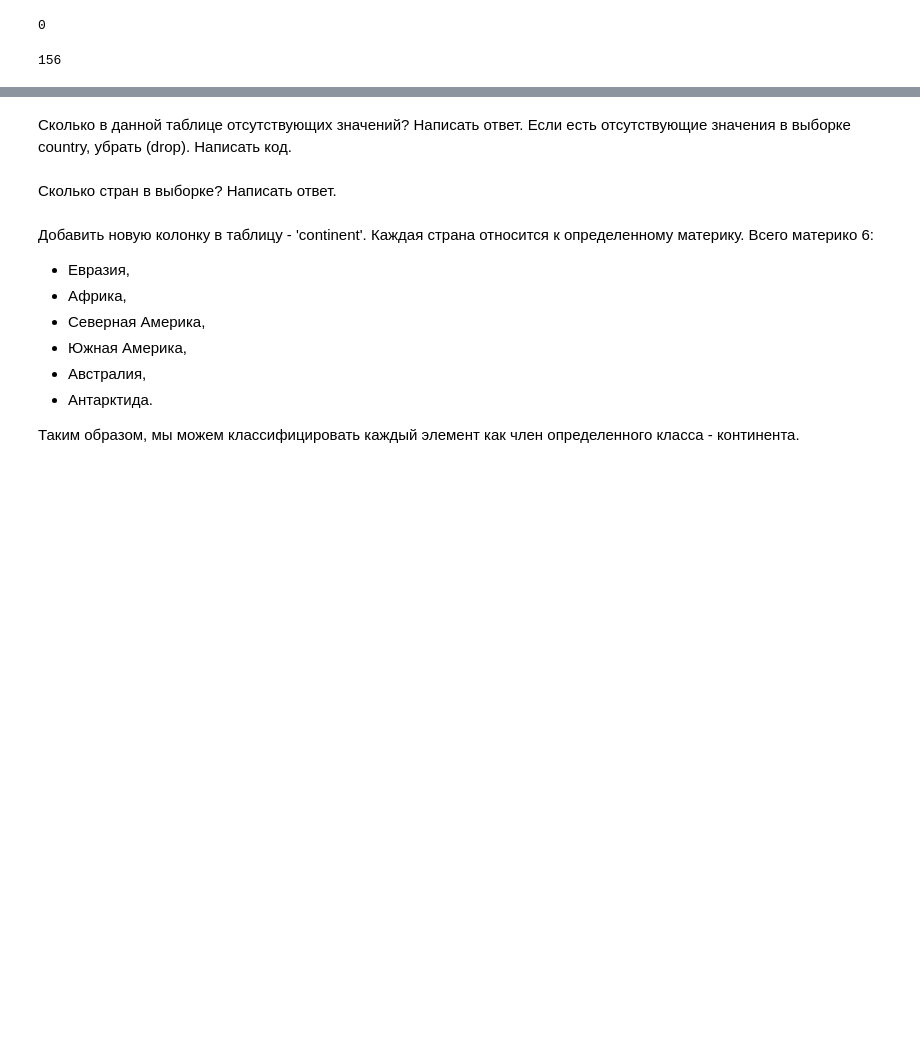
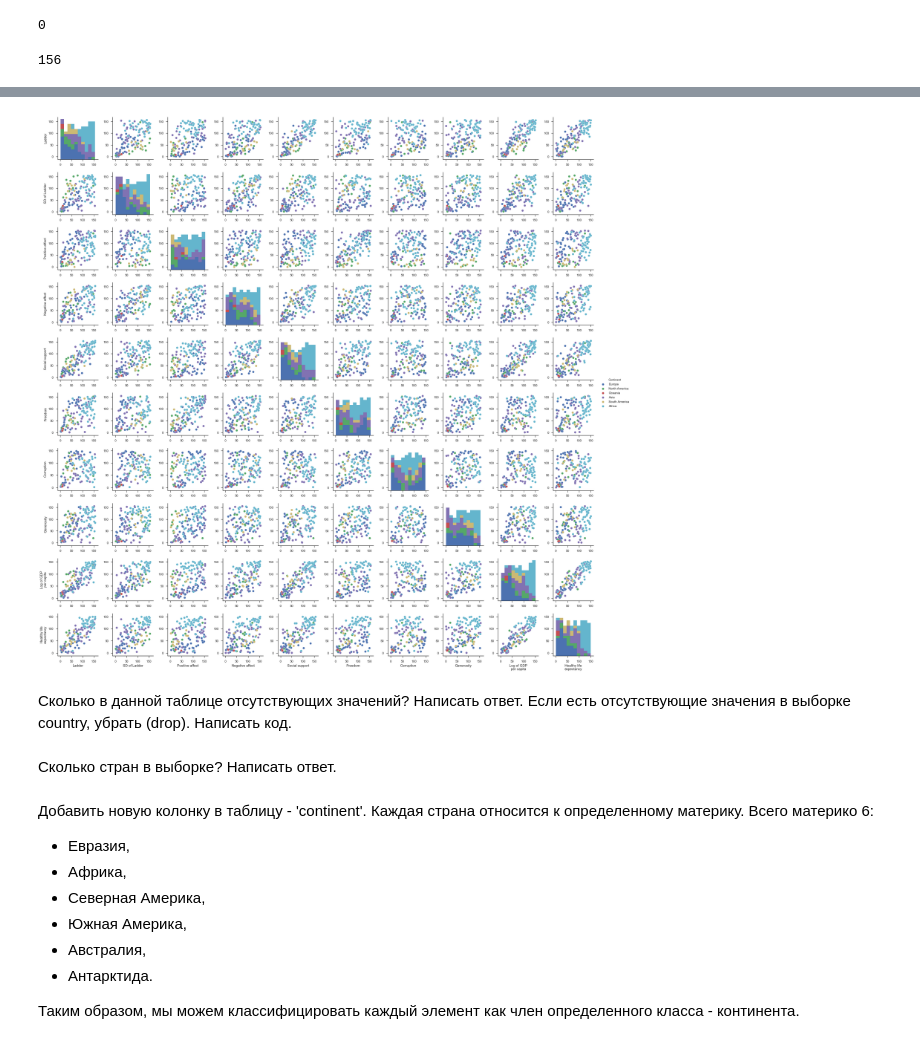
Before and after one commit to ashchepkova/dz2-stat, a Jupyter notebook: dz_2.ipynb, the cells around one changed output, grey strips where cells are left out. Cells and saved outputs as stored; diff of their text form; code cells hidden in the pictures; blank space fills up the shorter version.

```diff
--- a/dz_2.ipynb
+++ b/dz_2.ipynb
@@ -208,0 +210,8 @@ len(data['Country (region)'])
+# %%
+countries['First'] = countries['Country_Name'].apply(lambda x: x.replace(',','').split()[0])
+# %%
+data['First'] = data['Country (region)'].apply(lambda x: x.replace(',','').split()[0])
+# %%
+mapping = dict(countries[['First', 'Continent_Name']].values)
+data['Continent'] = data['First'].map(mapping)
+data.head()
@@ -208,0 +225,2 @@ len(data['Country (region)'])
+# %%
+data.dropna(how='any', inplace = True)
@@ -208,0 +239,4 @@ len(data['Country (region)'])
+# %%
+g = sns.pairplot(data, hue = 'Continent')
+# %% [output]
+[figure, added]
```
Also changed, not shown: parts of 18 cells of this notebook.
